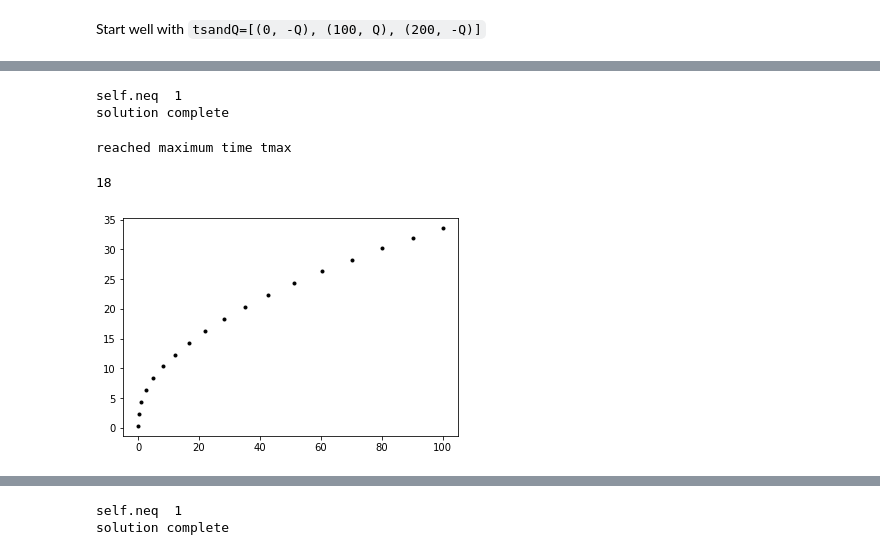
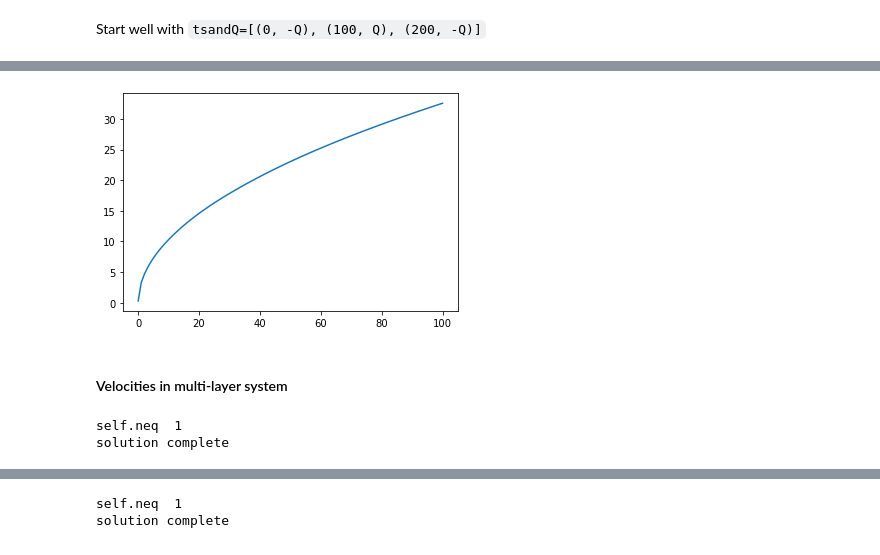
Before and after one commit to mbakker7/ttim, a Jupyter notebook: notebooks/pathline_trace.ipynb, the cells around one changed output, grey strips where cells are left out. Saved outputs shown, nothing was run; the diff lists cells and outputs as text; code cells hidden in the pictures.

```diff
--- a/notebooks/pathline_trace.ipynb
+++ b/notebooks/pathline_trace.ipynb
@@ -34 +88,10 @@ plt.grid()
+# %%
+from scipy.integrate import solve_ivp
+t = np.linspace(0.01, 100, 100)
+path0 = solve_ivp(vxytheis, (0.01, 100), y0=[0.3, 0], t_eval=t)
+plt.plot(path0.t, path0.y[0]);
+# %% [output]
+[figure, added]
+# %% [markdown]
+#### Velocities in multi-layer system
 # %%
@@ -45,12 +111,3 @@ ml.solve()
 # %% [output]
 self.neq  1
 solution complete
-# %%
-timtrace = timtraceline(ml, 0.3, 0, 0, tstart=0.01, delt=10, tmax=100, nstepmax=120, hstepmax=2)
-xyzt1 = timtrace['trace']
-plt.plot(xyzt1[:, 3], xyzt1[:, 0], 'k.')
-len(xyzt1)
-# %% [output]
-reached maximum time tmax
-18
-[figure, removed]
```
Also changed, not shown: parts of 31 cells of this notebook, 4 other files.
